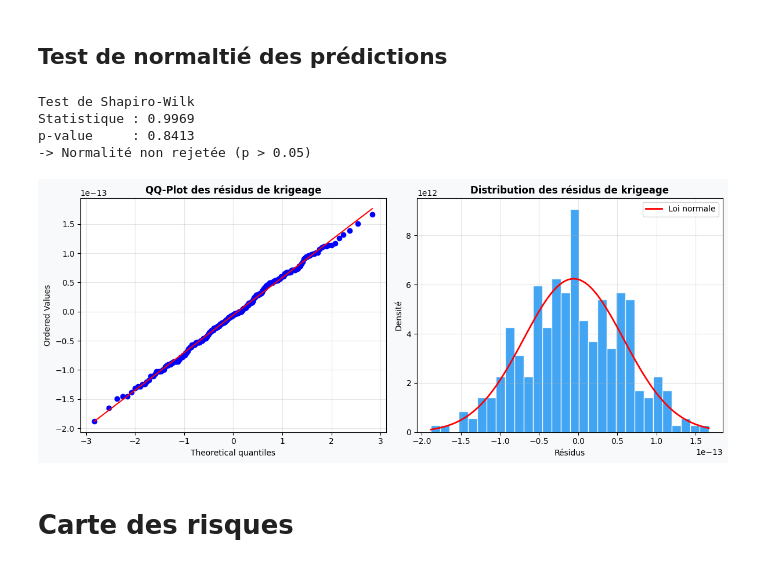
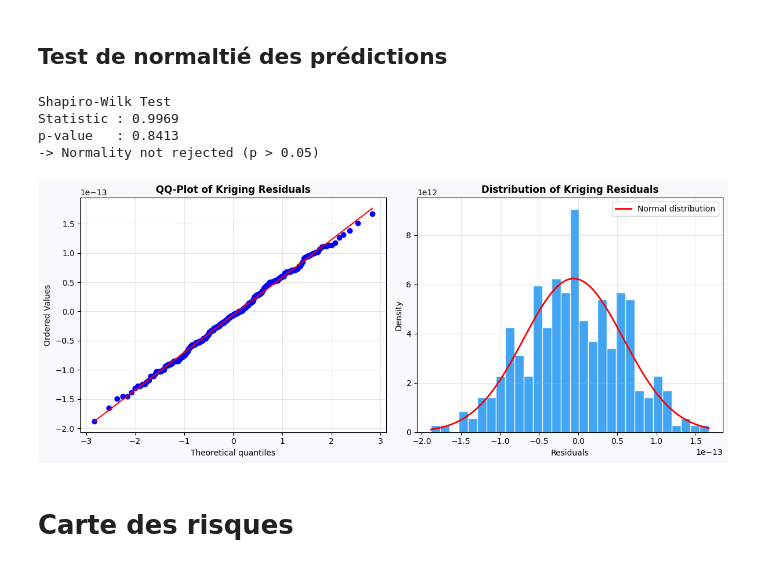
Before and after one commit to Gookd/spatial-pollution-risk-models, a Jupyter notebook: code/Risques.ipynb, the cells around one changed output. Cells and saved outputs as stored; diff of their text form; code cells hidden in the pictures.

```diff
--- a/code/Risques.ipynb
+++ b/code/Risques.ipynb
@@ -44,10 +44,10 @@ from scipy import stats
 import matplotlib.pyplot as plt
 
 # ============================================================
-# 1. TEST DE SHAPIRO-WILK
+# 1. SHAPIRO-WILK TEST
 # ============================================================
 
-# Résidus = valeurs observées - valeurs prédites aux stations
+# Residuals = observed values - predicted values at stations
 UK_full = UniversalKriging(
     lons, lats, vals,
     variogram_model="spherical",
@@ -59,55 +59,55 @@ UK_full = UniversalKriging(
     enable_plotting=False
 )
 
 z_stations, _ = UK_full.execute("points", lons, lats)
-residus = vals - z_stations
+residuals = vals - z_stations
 
-stat, p_value = stats.shapiro(residus)
-print(f"Test de Shapiro-Wilk")
-print(f"Statistique : {stat:.4f}")
-print(f"p-value     : {p_value:.4f}")
+stat, p_value = stats.shapiro(residuals)
+print(f"Shapiro-Wilk Test")
+print(f"Statistic : {stat:.4f}")
+print(f"p-value   : {p_value:.4f}")
 if p_value > 0.05:
-    print("-> Normalité non rejetée (p > 0.05)")
+    print("-> Normality not rejected (p > 0.05)")
 else:
-    print("-> Normalité rejetée (p < 0.05)")
+    print("-> Normality rejected (p < 0.05)")
 
 # ============================================================
 # 2. QQ-PLOT
 # ============================================================
 
 fig, axes = plt.subplots(1, 2, figsize=(12, 5))
 fig.patch.set_facecolor('#f8f9fa')
 
 # QQ-plot
 ax = axes[0]
 ax.set_facecolor('white')
-stats.probplot(residus, dist="norm", plot=ax)
-ax.set_title("QQ-Plot des résidus de krigeage", fontweight='bold')
+stats.probplot(residuals, dist="norm", plot=ax)
+ax.set_title("QQ-Plot of Kriging Residuals", fontweight='bold')
 ax.grid(alpha=0.3)
 
-# Histogramme des résidus
+# Residuals histogram
 ax2 = axes[1]
 ax2.set_facecolor('white')
-ax2.hist(residus, bins=30, color='#2196F3', edgecolor='white', alpha=0.85, density=True)
-x = np.linspace(residus.min(), residus.max(), 100)
-ax2.plot(x, stats.norm.pdf(x, residus.mean(), residus.std()),
-         'r-', linewidth=2, label='Loi normale')
-ax2.set_title("Distribution des résidus de krigeage", fontweight='bold')
-ax2.set_xlabel("Résidus")
-ax2.set_ylabel("Densité")
+ax2.hist(residuals, bins=30, color='#2196F3', edgecolor='white', alpha=0.85, density=True)
+x = np.linspace(residuals.min(), residuals.max(), 100)
+ax2.plot(x, stats.norm.pdf(x, residuals.mean(), residuals.std()),
+         'r-', linewidth=2, label='Normal distribution')
+ax2.set_title("Distribution of Kriging Residuals", fontweight='bold')
+ax2.set_xlabel("Residuals")
+ax2.set_ylabel("Density")
 ax2.legend()
 ax2.grid(alpha=0.3)
 
 plt.tight_layout()
 plt.savefig("normalite_residus.png", dpi=200, bbox_inches='tight',
             facecolor=fig.get_facecolor())
 plt.show()
 # %% [output]
-Test de Shapiro-Wilk
-Statistique : 0.9969
-p-value     : 0.8413
--> Normalité non rejetée (p > 0.05)
+Shapiro-Wilk Test
+Statistic : 0.9969
+p-value   : 0.8413
+-> Normality not rejected (p > 0.05)
-[figure, old version]
+[figure, new version]
 # %% [markdown]
 # Carte des risques
 # %%
```
Also changed, not shown: parts of 1 cell of this notebook, 10 other files.
